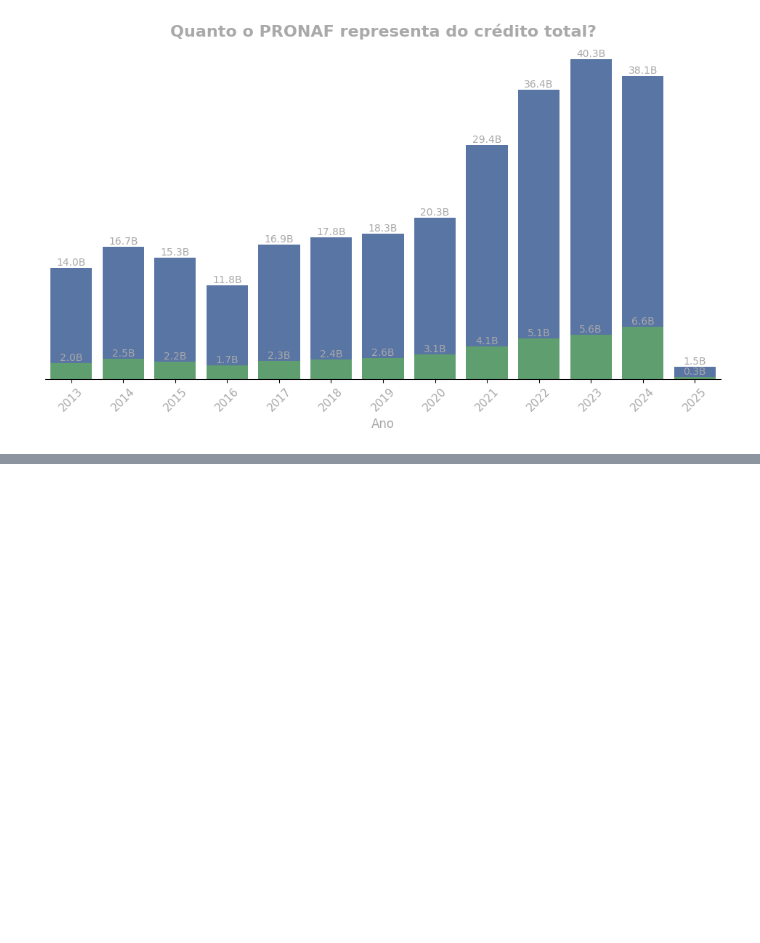
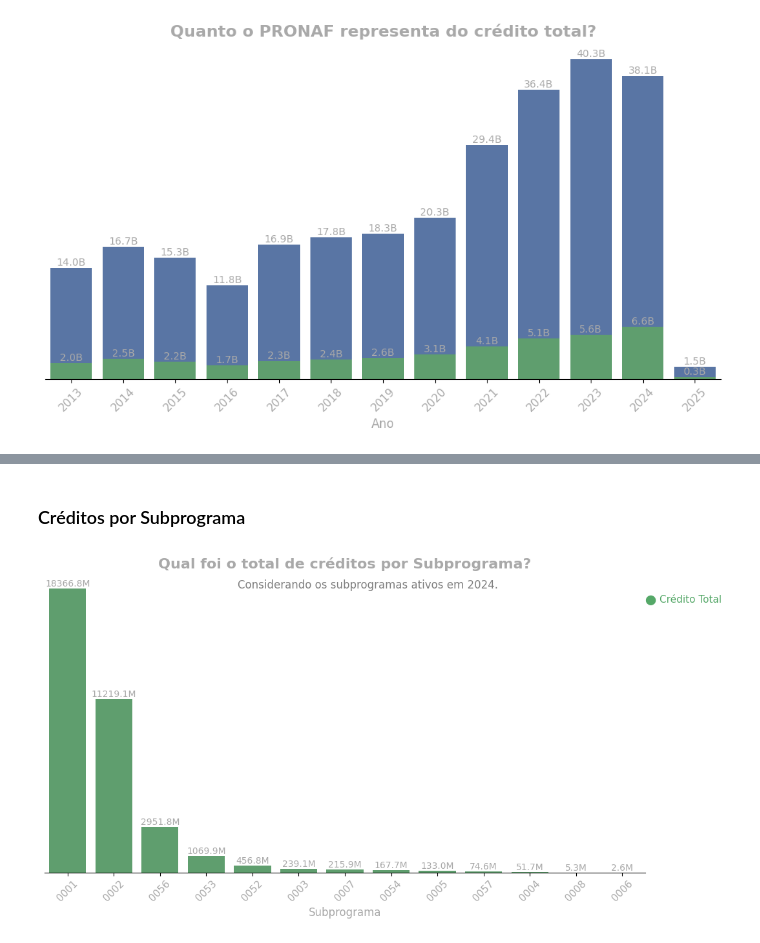
Before and after one commit to marcelo7bastos/mba_mcdia_est_desc_analise_pronaf, a Jupyter notebook: mba_mcdia_est_desc_analise_pronaf.ipynb, the cells around one changed output, grey strips where cells are left out. Saved outputs shown, nothing was run; the diff lists cells and outputs as text; code cells hidden in the pictures; blank space fills up the shorter version.

```diff
--- a/mba_mcdia_est_desc_analise_pronaf.ipynb
+++ b/mba_mcdia_est_desc_analise_pronaf.ipynb
@@ -375,0 +465,68 @@ plt.show()
+# %%
+# Criar novo dataframe com dados do PRONAF (CD_PROGRAMA = '0001')
+df_pronaf = df[df['CD_PROGRAMA'] == '0001']
+
+# Filtrar por subprogramas que existiam em 2024
+# Passo 1: Criar a lista de subprogramas que ocorreram em 2024
+subprogramas_2024 = df_pronaf[df_pronaf['ANO'] == 2024]['CD_SUBPROGRAMA'].unique().tolist()
+
+# Passo 2: Filtrar o dataframe completo para conter apenas esses subprogramas
+df_pronaf_filtrado = df_pronaf[df_pronaf['CD_SUBPROGRAMA'].isin(subprogramas_2024)]
+
+#df_pronaf_filtrado
+# %% [markdown]
+### Créditos por Subprograma
+# %%
+# Criar dataframe com a soma total de crédito por subprograma e ordenar de forma decrescente
+df_subprograma_credito = df_pronaf_filtrado.groupby("CD_SUBPROGRAMA")["VL_PARC_CREDITO"].sum().reset_index()
+df_subprograma_credito = df_subprograma_credito.sort_values(by="VL_PARC_CREDITO", ascending=False)
+
+# Converter valores para milhões
+df_subprograma_credito["VL_PARC_CREDITO"] = df_subprograma_credito["VL_PARC_CREDITO"] / 1e6  # Convertendo para milhões
+
+# Criar figura
+plt.figure(figsize=(12, 6))
+
+# Criando barras para o crédito total por subprograma (agora ordenado)
+ax = sns.barplot(data=df_subprograma_credito, x="CD_SUBPROGRAMA", y="VL_PARC_CREDITO", color='#55A868')
+
+# Ajustando título e subtítulo
+plt.title('Qual foi o total de créditos por Subprograma?', fontsize=16, color='darkgray', weight='bold')
+plt.text(x=len(df_subprograma_credito) / 2,
+         y=df_subprograma_credito["VL_PARC_CREDITO"].max() * 1.0,
+         s="Considerando os subprogramas ativos em 2024.",
+         fontsize=12, color='gray', ha='center')
+
+# Ajustando rótulos dos eixos
+plt.xlabel('Subprograma', fontsize=12, color='darkgray')
+plt.ylabel(None)  # Remove nome do eixo Y
+
+# Removendo a barra e os números do eixo Y
+ax.spines['left'].set_visible(False)
+ax.spines['right'].set_visible(False)
+ax.spines['top'].set_visible(False)
+ax.set_yticks([])
+
+# Adicionando valores absolutos no topo das barras (em milhões)
+for p in ax.patches:
+    height = p.get_height()
+    if height > 0:
+        ax.annotate(f'{height:.1f}M',
+                    (p.get_x() + p.get_width() / 2, p.get_height()),
+                    ha='center', va='bottom', fontsize=10, color='darkgray')
+
+# Criar legenda moderna usando textos embutidos no gráfico
+plt.text(len(df_subprograma_credito) - 0.5, df_subprograma_credito["VL_PARC_CREDITO"].max() * 0.95,
+         "⬤ Crédito Total", fontsize=11, color='#55A868')
+
+# **Remover a legenda padrão do Seaborn SOMENTE SE ELA EXISTIR**
+if ax.get_legend() is not None:
+    ax.get_legend().remove()
+
+# Ajustando rótulos do eixo X para refletir a ordem decrescente
+plt.xticks(rotation=45, fontsize=11, color='darkgray')
+
+# Exibir o gráfico
+plt.show()
+# %% [output]
+[figure, added]
```
Also changed, not shown: parts of 28 cells of this notebook.
